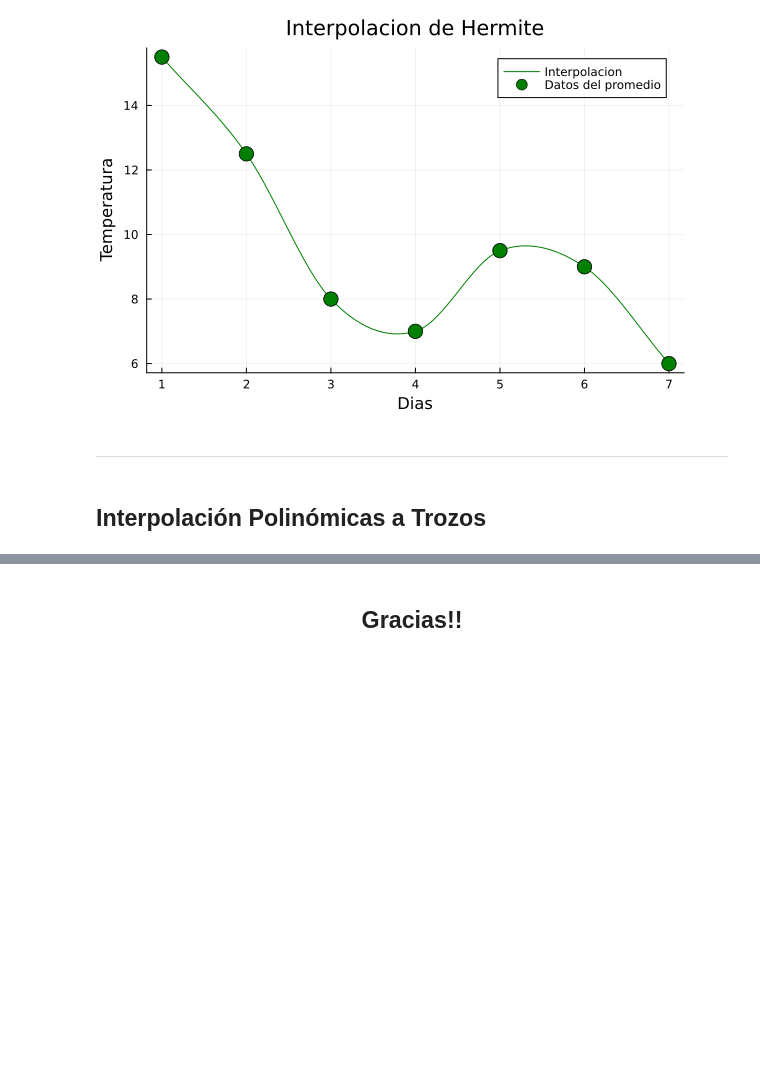
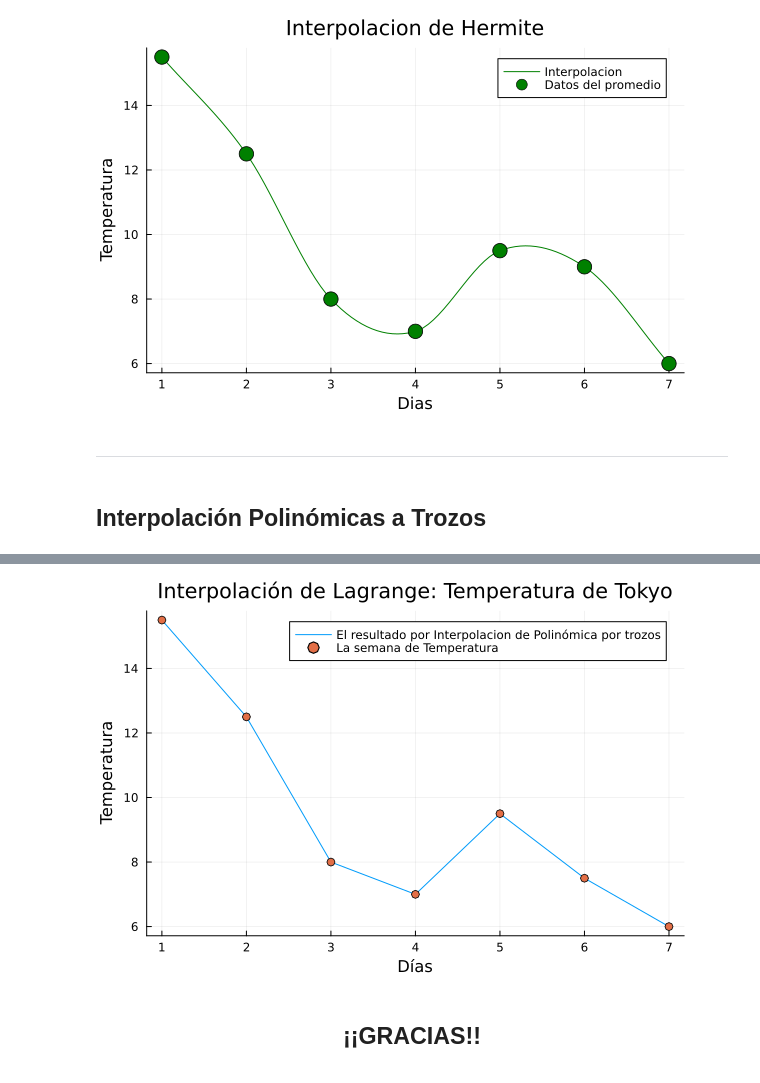
Before and after one commit to Maanuuuu/Colaboradores, a Jupyter notebook: Interpolaciones/Evaluacion_2.ipynb, the cells around one changed output, grey strips where cells are left out. Cells and saved outputs as stored; diff of their text form; code cells hidden in the pictures; blank space fills up the shorter version.

```diff
--- a/Interpolaciones/Evaluacion_2.ipynb
+++ b/Interpolaciones/Evaluacion_2.ipynb
@@ -322,2 +244,79 @@ ylabel!("Temperatura")
+# %%
+#=Importar libreria necesaria=#
+using PyCall
+using Plots
+np = pyimport("numpy")
+
+#=Datos de prueba=#
+baja = np.array([10,7,4,3,5,2,2]) #=Temperatura baja=#
+alta = np.array([21,18,12,11,14,13,10]) #=Temperatura alta=#
+
+#=Variables para trabajar:=#
+dias = length(baja) #Esto es para contar cuanto dias
+promedio_T = np.zeros(dias)
+dias_lista = np.zeros(dias)
+
+#Sacar promedio de temperatura
+for i in 1:dias
+    promedio_T[i]= (alta[i]+baja[i])/2
+end
+
+#=Contar cantidad de dias=#
+j = 1
+for i in 1:dias
+    dias_lista[i] = j
+    j = j + 1
+end
+
+#=Crear los tramos para la intepolacion=#
+function interpolacion_polinomica_por_tramos(x, y)
+    tramos = []
+
+    # Iterar sobre los puntos para crear los segmentos
+    for i in 1:(length(x)-1)
+        m = (y[i+1] - y[i]) / (x[i+1] - x[i]) #la pendiente
+        b = y[i] - m * x[i] #el termino independiente
+        push!(tramos, (m, b))
+    end
+
+    return tramos
+end
+
+#=Evaluar la interpolación en un conjunto de puntos=#
+function evaluar_interpolacion(polinomios, x, puntos)
+    y_interp = []
+
+    for p in puntos
+        for i in 1:(length(x)-1)
+            if x[i] <= p <= x[i+1]
+                # Evaluar el polinomio correspondiente
+                coef = polinomios[i]
+                y_val = coef[1] * p + coef[2]
+                push!(y_interp, y_val)
+                break
+            end
+        end
+    end
+
+    return y_interp
+end
+
+# Aplicar la interpolación polinómica por tramos
+polinomios = interpolacion_polinomica_por_tramos(dias_lista, promedio_T)
+
+# Crear un rango de puntos para evaluar la interpolación
+puntos = collect(range(1, length(promedio_T), length=100))
+
+# Evaluar la interpolación en los puntos
+y_interp = evaluar_interpolacion(polinomios, dias_lista, puntos)
+
+#Grafica
+plot(puntos,y_interp,label="El resultado por Interpolacion de Polinómica por trozos") #Graficar el vector
+scatter!(dias_lista, promedio_T, marker=:o, label="La semana de Temperatura") #Ubicar los puntos sobre el dia y su correspondiente temperatura
+xlabel!("Días")
+ylabel!("Temperatura")
+title!("Interpolación de Lagrange: Temperatura de Tokyo")
+# %% [output]
+[figure, added]
 # %% [markdown]
-<center><h2>Gracias!!</h2></center>
+<center><h2>¡¡GRACIAS!!</h2></center>
```
Also changed, not shown: parts of 1 cell of this notebook.
